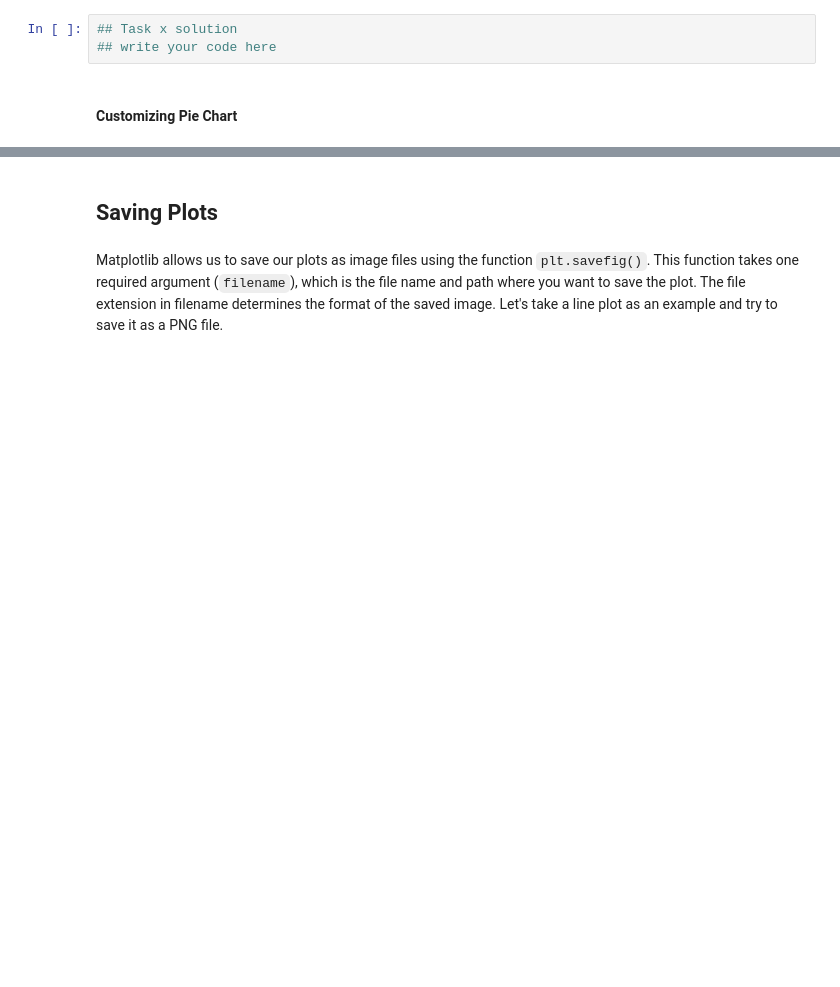
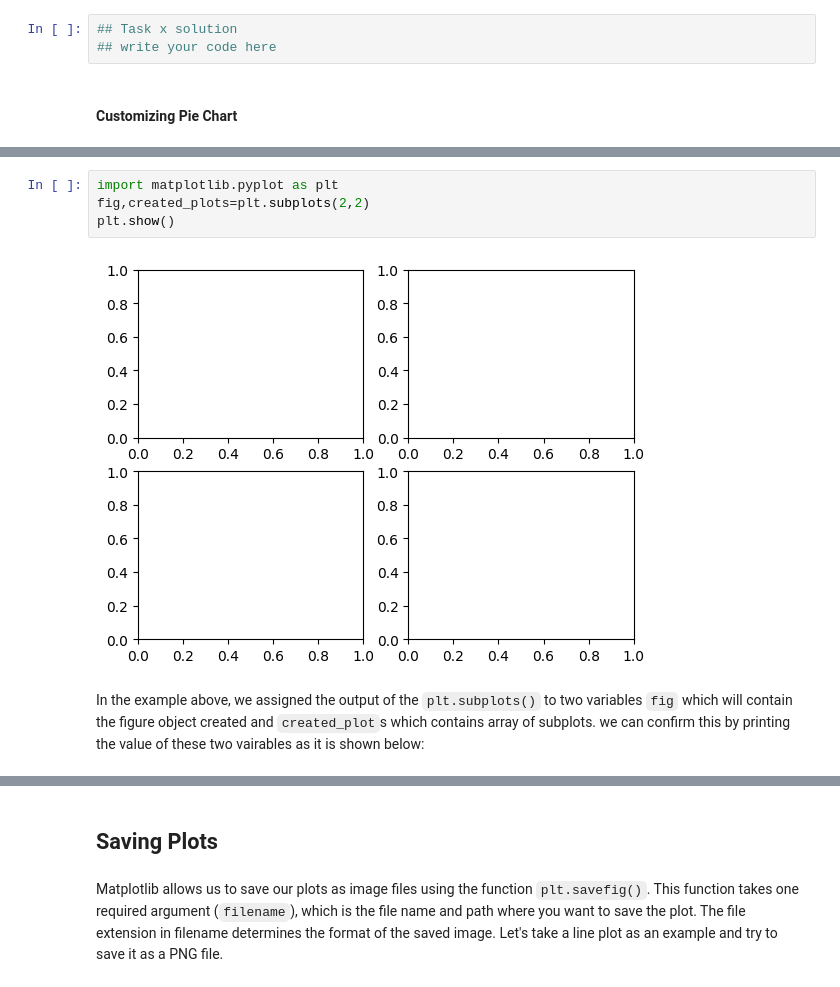
Before and after one commit to AhmadAlsaadi/ENCH320-Numpy, a Jupyter notebook: Matplotlib.ipynb, the cells around one changed output, grey strips where cells are left out. Drawn from its saved outputs; the diff is of its cells as text; blank space fills up the shorter version.

Commit message:
subplot topic covered

```diff
--- a/Matplotlib.ipynb
+++ b/Matplotlib.ipynb
@@ -591,0 +603,8 @@ plt.show()
+# %%
+import matplotlib.pyplot as plt
+fig,created_plots=plt.subplots(2,2)
+plt.show()
+# %% [output]
+[figure, added]
+# %% [markdown]
+In the example above, we assigned the output of the `plt.subplots()` to two variables `fig` which will contain the figure object created and `created_plot`s which contains array of subplots. we can confirm this by printing the value of these two vairables as it is shown below:
```
Also changed, not shown: parts of 26 cells of this notebook.
